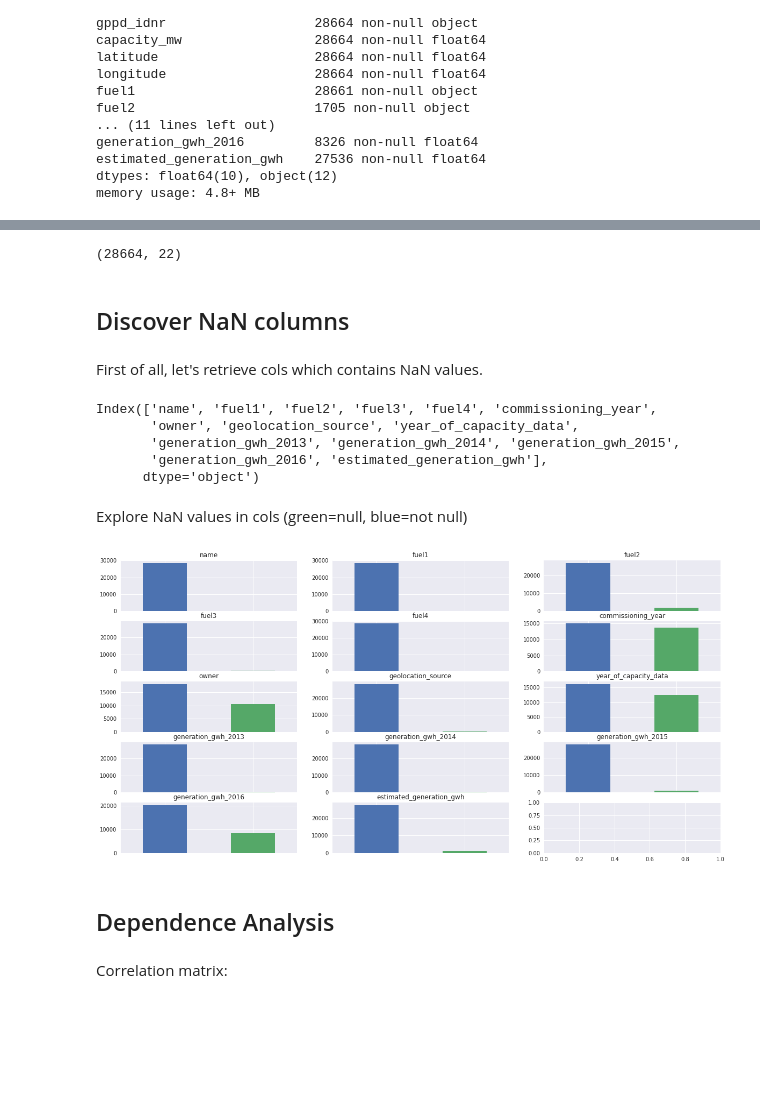
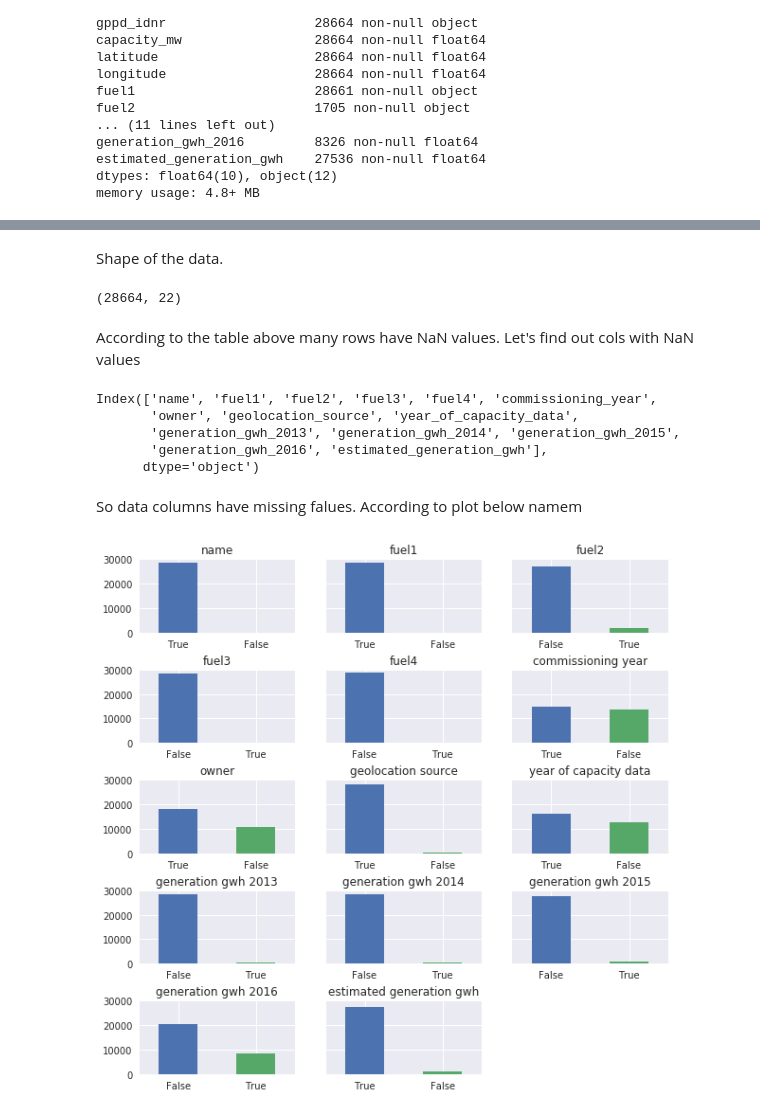
Before and after one commit to Saphirox/Energy-research, a Jupyter notebook: energy.data_exp.python.1.0.ipynb, the cells around one changed output, grey strips where cells are left out. Drawn from its saved outputs; the diff is of its cells as text; code cells hidden in the pictures; blank space fills up the shorter version.

```diff
--- a/energy.data_exp.python.1.0.ipynb
+++ b/energy.data_exp.python.1.0.ipynb
@@ -87,11 +95,11 @@ Current dataset contains 28664 objects and 22 features.
+# %% [markdown]
+Shape of the data.
 # %%
 df.shape
 # %% [output]
 (28664, 22)
-# %% [markdown]
-## Discover NaN columns
-# %% [markdown]
-First of all, let's retrieve cols which contains NaN values.
+# %% [markdown]
+According to the table above many rows have NaN values. Let's find out cols with NaN values
 # %%
 cols = df.columns[df.isnull().any().values]
 cols
@@ -101,19 +109,23 @@ Index(['name', 'fuel1', 'fuel2', 'fuel3', 'fuel4', 'commissioning_year',
        'generation_gwh_2013', 'generation_gwh_2014', 'generation_gwh_2015',
        'generation_gwh_2016', 'estimated_generation_gwh'],
       dtype='object')
-# %% [markdown]
-Explore NaN values in cols (green=null, blue=not null)
+# %% [markdown]
+So data columns have missing falues. According to plot below namem
 # %%
-fig, axes = plt.subplots(5, 3, figsize=(20,5))
+fig, axes = plt.subplots(5, 3, figsize=(10,10))
 axes = axes.reshape(15,1)
+fig.delaxes(axes[-1][0])
 for i, col in enumerate(cols):
     current_ax = axes[i][0]
-    df[col].isnull().value_counts().plot(kind='bar', ax=current_ax, figsize=(20,10))
-    current_ax.set_title(col)
-    current_ax.set_xticklabels([])
+    df[col].notna().value_counts().plot(kind='bar', ax=current_ax, figsize=(10,10), sort_columns=True)
+    current_ax.set_title(col.replace("_", " "))
+    current_ax.set_ylim(0,30000)
+    if (i+1) % 3 == 1:
+        current_ax.set_yticklabels([0, 10000, 20000, 30000])
+    else:
+        current_ax.set_yticklabels([])
+    current_ax.set_xticklabels(current_ax.get_xticklabels(), rotation=0)
+    current_ax.set_xticklabels(current_ax.get_xticklabels())
+plt.subplots_adjust(hspace=0.5)
 # %% [output]
-[figure, old version]
+[figure, new version]
-# %% [markdown]
-## Dependence Analysis
-# %% [markdown]
-Correlation matrix:
```
Also changed, not shown: parts of 30 cells of this notebook, 3 other files.
